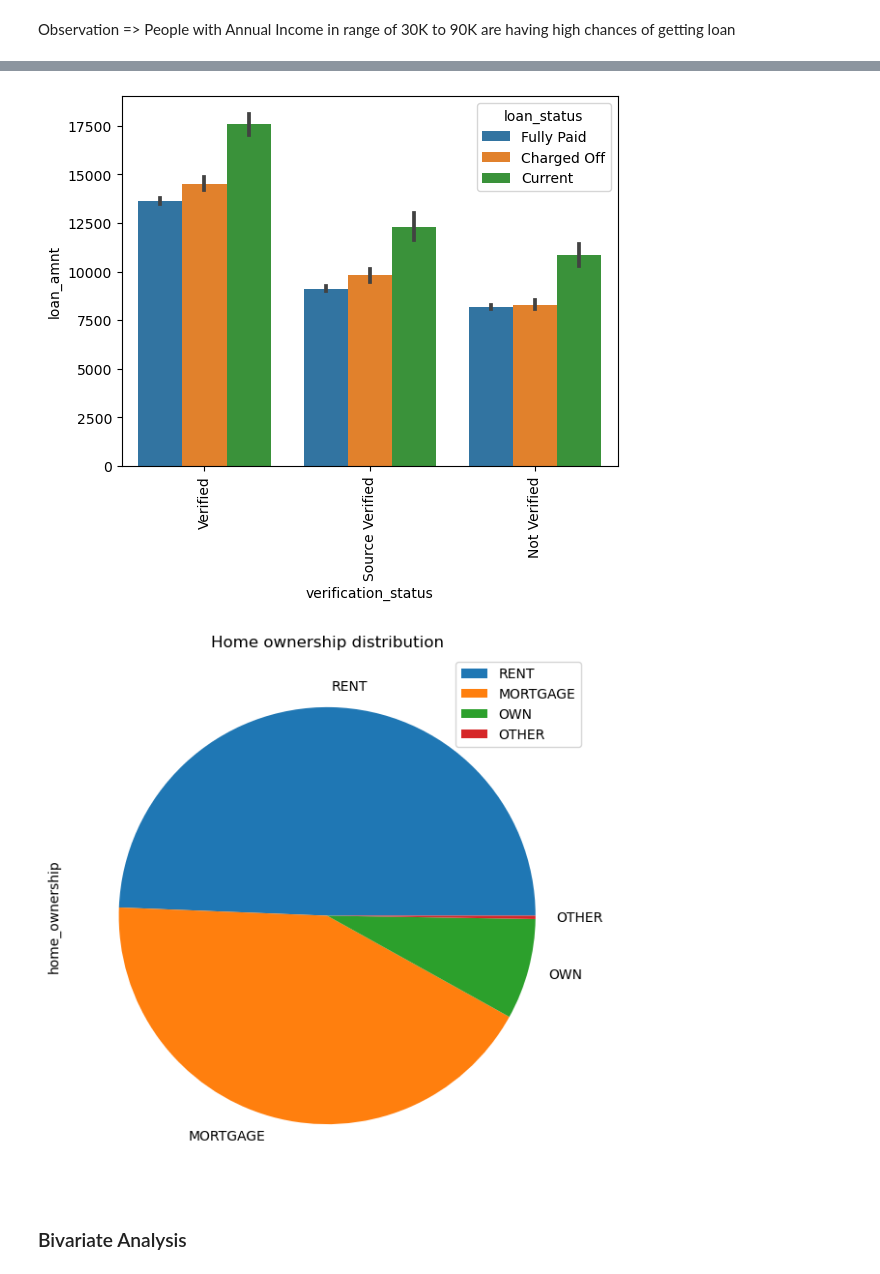
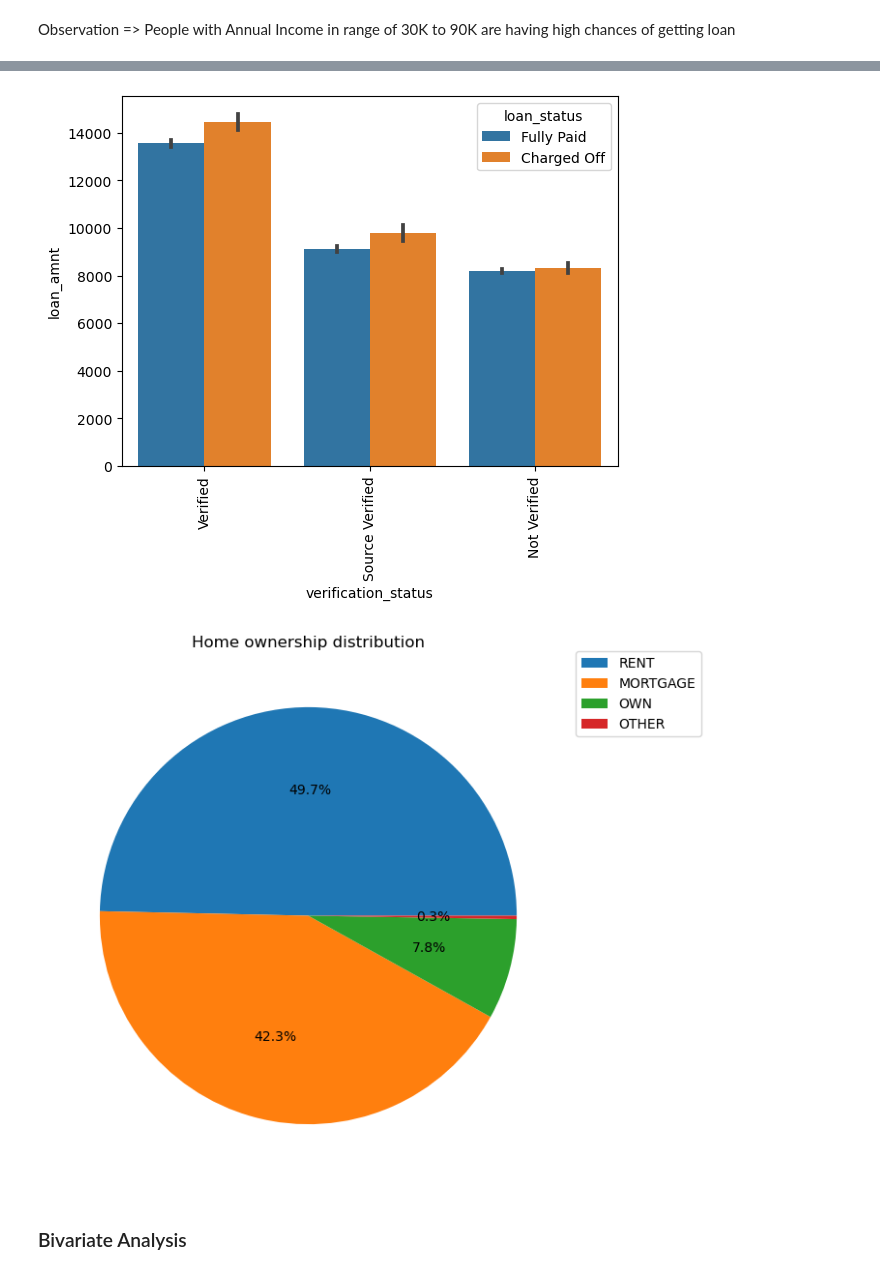
Before and after one commit to Aswani-ReddyKV/LendingClubCaseStudy, a Jupyter notebook: LendingClubCaseStudy.ipynb, the cells around one changed output, grey strips where cells are left out. Saved outputs shown, nothing was run; the diff lists cells and outputs as text; code cells hidden in the pictures.

```diff
--- a/LendingClubCaseStudy.ipynb
+++ b/LendingClubCaseStudy.ipynb
@@ -136,0 +140,2 @@ memory usage: 11.8+ MB
+# %%
+lendingDF = lendingDF[lendingDF['loan_status']!='Current']
@@ -356,16 +368,15 @@ pltAxes = sns.barplot(x=lendingDF["verification_status"], y=lendingDF["loan_amnt
 pltAxes.set_xticklabels(pltAxes.get_xticklabels(), rotation=90)
 plt.show()
 # %% [output]
-[figure, old version]
+[figure, new version]
 # %%
-#Plot a pie chart
 plt.figure(figsize=[7,7])
-pltAxes = lendingDF['home_ownership'].value_counts().plot.pie()
-plt.legend()
-pltAxes.set_title('Home ownership distribution')
+data = lendingDF['home_ownership'].value_counts()
+pltAxes = data.plot(kind="pie", autopct='%1.1f%%', legend=True, title='Home ownership distribution', ylabel='', labeldistance=None)
+pltAxes.legend(bbox_to_anchor=(1, 1.02), loc='upper left')
 plt.show()
 # %% [output]
-[figure, old version]
+[figure, new version]
 # %% [markdown]
 ### Bivariate Analysis
 # %% [markdown]
```
Also changed, not shown: parts of 21 cells of this notebook.
